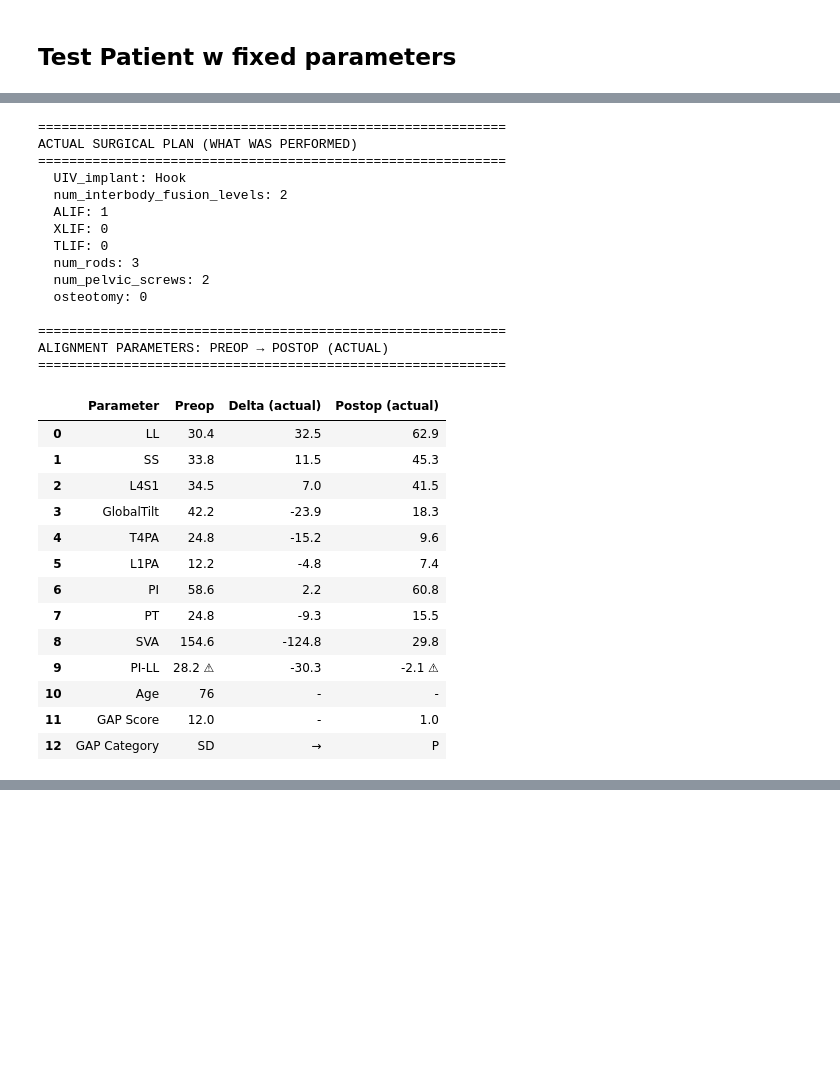
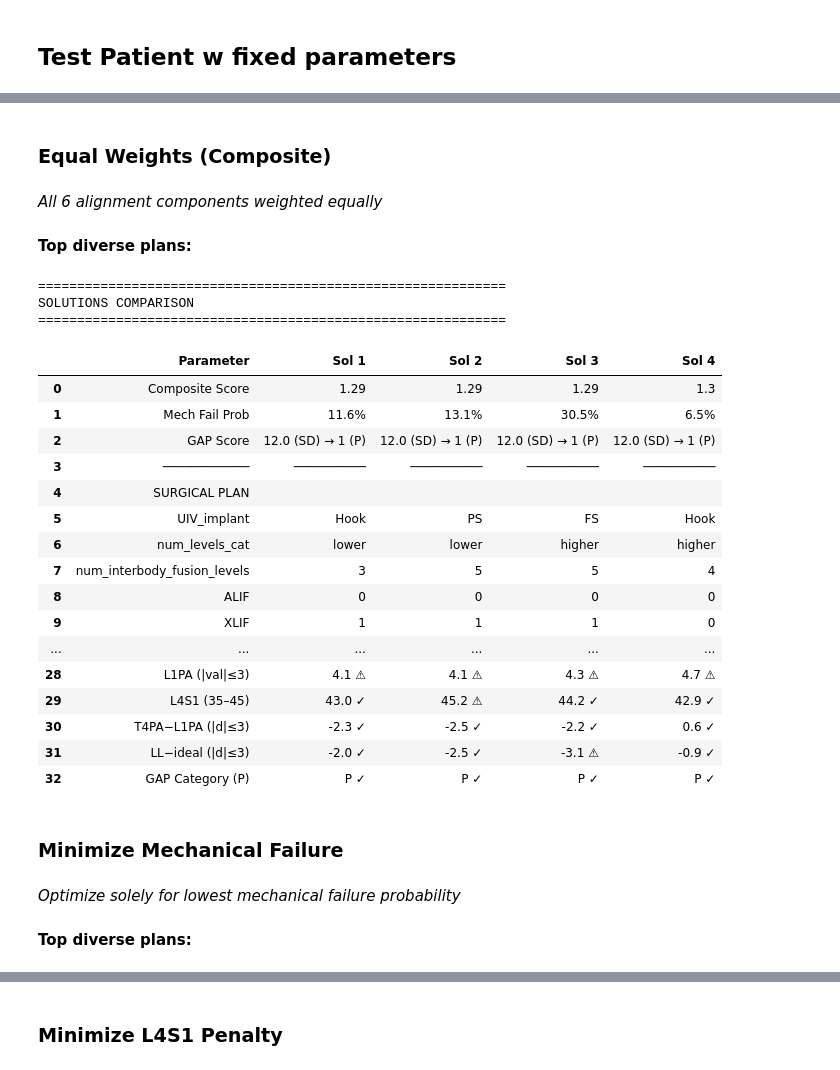
Before and after one commit to 124578-UW/Data-Science-Capstone, a Jupyter notebook: notebooks/05_optimization.ipynb, the cells around one changed output, grey strips where cells are left out. Drawn from its saved outputs; the diff is of its cells as text; code cells hidden in the pictures; blank space fills up the shorter version.

```diff
--- a/notebooks/05_optimization.ipynb
+++ b/notebooks/05_optimization.ipynb
@@ -64,6 +59,17 @@ SVA_bundle = bundles["SVA"]
 SS_bundle = bundles["SS"]
 GT_bundle = bundles["Global Tilt"]
 ODI_bundle = bundles["ODI"]
+
+# Delta model bundles for postop predictions
+delta_bundles = {
+    "L4S1": L4S1_bundle,
+    "LL": LL_bundle,
+    "T4PA": T4PA_bundle,
+    "L1PA": L1PA_bundle,
+    "SS": SS_bundle,
+    "GlobalTilt": GT_bundle,
+    "SVA": SVA_bundle,
+}
 # %% [output]
 Models loaded and verified:
   ✓ Mechanical Failure: mech_fail_logreg
@@ -251,33 +283,43 @@ n_gen  |  n_eval  |     cv_min    |     cv_avg    |     f_avg     |     f_min
 # %%
-df_actual = disp.display_actual_outcomes(PATIENT_ID, patient_fixed, data_path=config.DATA_HOLDOUT)
-display(df_actual)
+from IPython.display import display, Markdown
+
+for key in SCENARIOS:
+    r = all_results[key]
+
+    display(Markdown(f"### {r['label']}"))
+    display(Markdown(f"*{runs.PRESETS[key]['description']}*"))
+
+    # # Best solution
+    # df_comparison = disp.display_optimized_solution(r["best_result"], patient_fixed)
+    # display(df_comparison)
+
+    # Top 4 diverse plans
+    display(Markdown("**Top diverse plans:**"))
+    _ = disp.display_multiple_solutions(r["diverse_df"], patient_fixed)
 # %% [output]
+### Equal Weights (Composite)
+*All 6 alignment components weighted equally*
+**Top diverse plans:**
 ============================================================
-ACTUAL SURGICAL PLAN (WHAT WAS PERFORMED)
+SOLUTIONS COMPARISON
 ============================================================
-  UIV_implant: Hook
-  num_interbody_fusion_levels: 2
-  ALIF: 1
-  XLIF: 0
-  TLIF: 0
-  num_rods: 3
-  num_pelvic_screws: 2
-  osteotomy: 0
-
-============================================================
-ALIGNMENT PARAMETERS: PREOP → POSTOP (ACTUAL)
-============================================================
-|  | Parameter | Preop | Delta (actual) | Postop (actual) |
-| 0 | LL | 30.4 | 32.5 | 62.9 |
-| 1 | SS | 33.8 | 11.5 | 45.3 |
-| 2 | L4S1 | 34.5 | 7.0 | 41.5 |
-| 3 | GlobalTilt | 42.2 | -23.9 | 18.3 |
-| 4 | T4PA | 24.8 | -15.2 | 9.6 |
-| 5 | L1PA | 12.2 | -4.8 | 7.4 |
-| 6 | PI | 58.6 | 2.2 | 60.8 |
-| 7 | PT | 24.8 | -9.3 | 15.5 |
-| 8 | SVA | 154.6 | -124.8 | 29.8 |
-| 9 | PI-LL | 28.2 ⚠ | -30.3 | -2.1 ⚠ |
-| 10 | Age | 76 | - | - |
-| 11 | GAP Score | 12.0 | - | 1.0 |
-| 12 | GAP Category | SD | → | P |
+|  | Parameter | Sol 1 | Sol 2 | Sol 3 | Sol 4 |
+| 0 | Composite Score | 1.29 | 1.29 | 1.29 | 1.3 |
+| 1 | Mech Fail Prob | 11.6% | 13.1% | 30.5% | 6.5% |
+| 2 | GAP Score | 12.0 (SD) → 1 (P) | 12.0 (SD) → 1 (P) | 12.0 (SD) → 1 (P) | 12.0 (SD) → 1 (P) |
+| 3 | ──────────── | ────────── | ────────── | ────────── | ────────── |
+| 4 | SURGICAL PLAN |  |  |  |  |
+| 5 | UIV_implant | Hook | PS | FS | Hook |
+| 6 | num_levels_cat | lower | lower | higher | higher |
+| 7 | num_interbody_fusion_levels | 3 | 5 | 5 | 4 |
+| 8 | ALIF | 0 | 0 | 0 | 0 |
+| 9 | XLIF | 1 | 1 | 1 | 0 |
+| ... | ... | ... | ... | ... | ... |
+| 28 | L1PA (|val|≤3) | 4.1 ⚠ | 4.1 ⚠ | 4.3 ⚠ | 4.7 ⚠ |
+| 29 | L4S1 (35–45) | 43.0 ✓ | 45.2 ⚠ | 44.2 ✓ | 42.9 ✓ |
+| 30 | T4PA−L1PA (|d|≤3) | -2.3 ✓ | -2.5 ✓ | -2.2 ✓ | 0.6 ✓ |
+| 31 | LL−ideal (|d|≤3) | -2.0 ✓ | -2.5 ✓ | -3.1 ⚠ | -0.9 ✓ |
+| 32 | GAP Category (P) | P ✓ | P ✓ | P ✓ | P ✓ |
+### Minimize Mechanical Failure
+*Optimize solely for lowest mechanical failure probability*
+**Top diverse plans:**
@@ -283,0 +346 @@ ALIGNMENT PARAMETERS: PREOP → POSTOP (ACTUAL)
+### Minimize L4S1 Penalty
```
Also changed, not shown: parts of 16 cells of this notebook, 10 other files.
